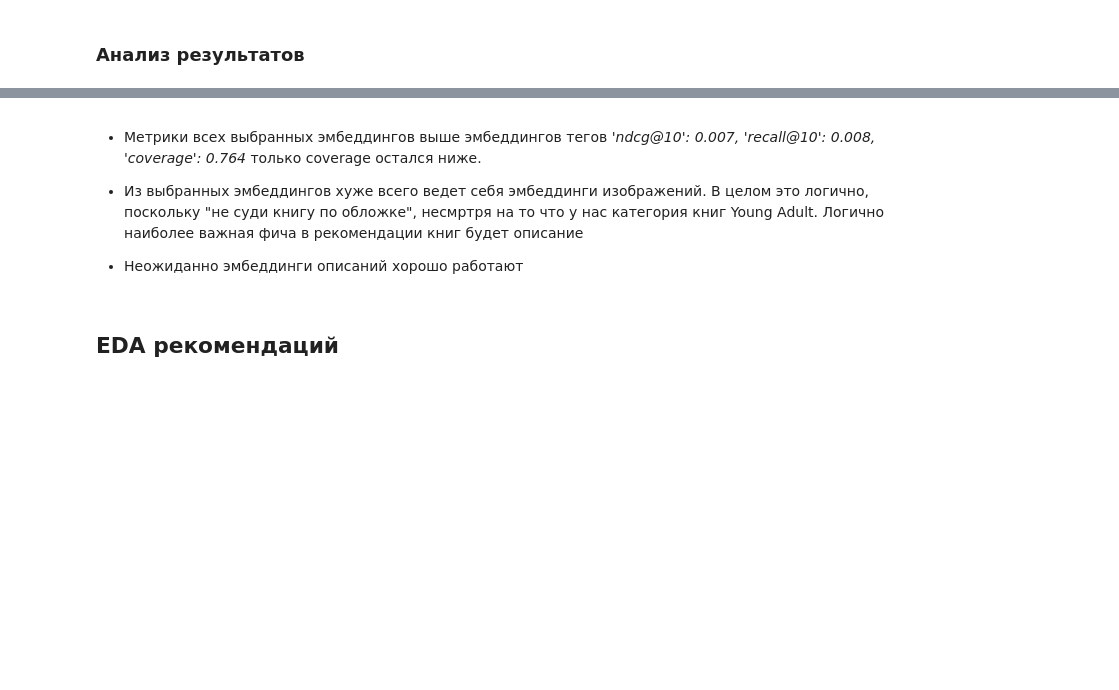
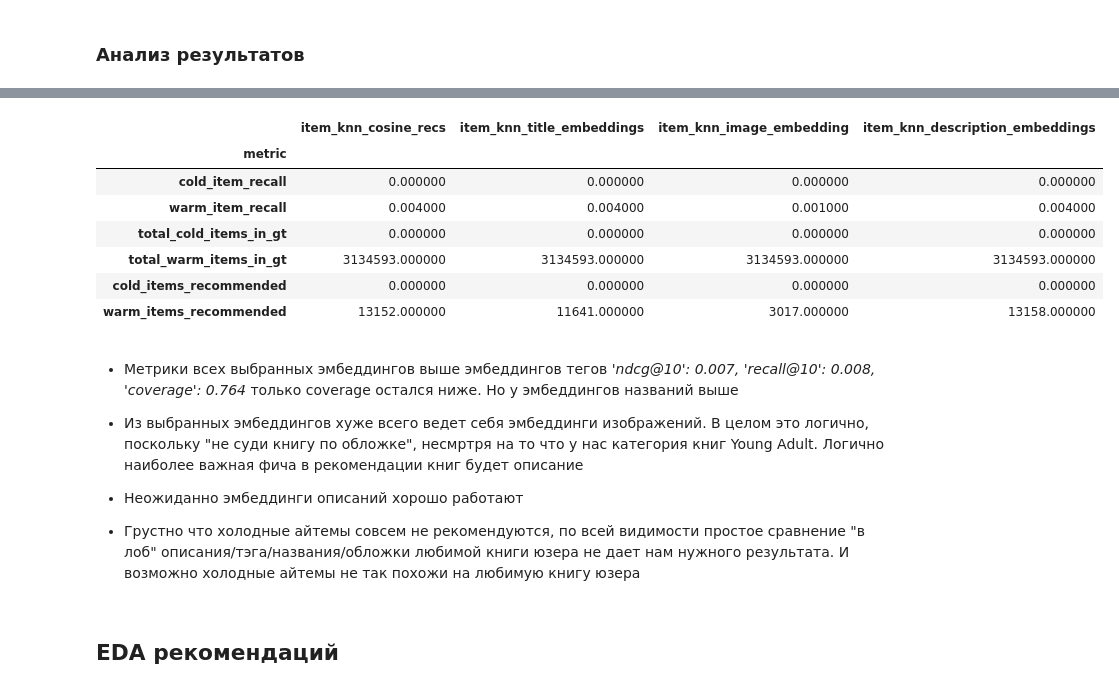
Before and after one commit to GlebIsrailevich/t_bank_sirius25, a Jupyter notebook: methods/knn_variations.ipynb, the cells around one changed output, grey strips where cells are left out. Cells and saved outputs as stored; diff of their text form; code cells hidden in the pictures; blank space fills up the shorter version.

```diff
--- a/methods/knn_variations.ipynb
+++ b/methods/knn_variations.ipynb
@@ -405,13 +439,2 @@ cold_set = books.filter(pl.col('item_id').is_in(cold_books))
-# %%
-train = train.with_columns(
-        pl.when(pl.col('is_read') == True)
-        .then(5.0)
-        .when(pl.col('rating') >= 4)
-        .then(4.0)
-        .when((pl.col('rating') >= 1) & (pl.col('rating') <= 3))
-        .then(2.0)
-        .otherwise(1.0)
-        .alias('weight')
-    )
 # %% [markdown]
 ## 0 ItemKNN cosine
@@ -790,9 +821,24 @@ knn_results_ov_pd.style.apply(highlight_row, axis=1)
+# %%
+knn_results_perf_pd.to_csv('results_csv/knn_results_perf.csv')
+
+knn_results_perf_pd.style.apply(highlight_row, axis=1)
+# %% [output]
+|  | item_knn_cosine_recs | item_knn_title_embeddings | item_knn_image_embedding | item_knn_description_embeddings |
+| metric |  |  |  |  |
+| cold_item_recall | 0.000000 | 0.000000 | 0.000000 | 0.000000 |
+| warm_item_recall | 0.004000 | 0.004000 | 0.001000 | 0.004000 |
+| total_cold_items_in_gt | 0.000000 | 0.000000 | 0.000000 | 0.000000 |
+| total_warm_items_in_gt | 3134593.000000 | 3134593.000000 | 3134593.000000 | 3134593.000000 |
+| cold_items_recommended | 0.000000 | 0.000000 | 0.000000 | 0.000000 |
+| warm_items_recommended | 13152.000000 | 11641.000000 | 3017.000000 | 13158.000000 |
 # %% [markdown]
-- Метрики всех выбранных эмбеддингов выше эмбеддингов тегов *'ndcg@10': 0.007, 'recall@10': 0.008, 'coverage': 0.764* только coverage остался ниже.
+- Метрики всех выбранных эмбеддингов выше эмбеддингов тегов *'ndcg@10': 0.007, 'recall@10': 0.008, 'coverage': 0.764* только coverage остался ниже. Но у эмбеддингов названий выше
 
 - Из выбранных эмбеддингов хуже всего ведет себя эмбеддинги изображений. В целом это логично, поскольку "не суди книгу по обложке", несмртря на то что у нас категория книг Young Adult. Логично наиболее важная фича в рекомендации книг будет описание
 
 - Неожиданно эмбеддинги описаний хорошо работают
+
+- Грустно что холодные айтемы совсем не рекомендуются, по всей видимости простое сравнение "в лоб" описания/тэга/названия/обложки любимой книги юзера не дает нам нужного результата. И возможно холодные айтемы не так похожи на любимую книгу юзера
 # %% [markdown]
 ## EDA рекомендаций
 # %%
```
Also changed, not shown: parts of 28 cells of this notebook, 10 other files.
